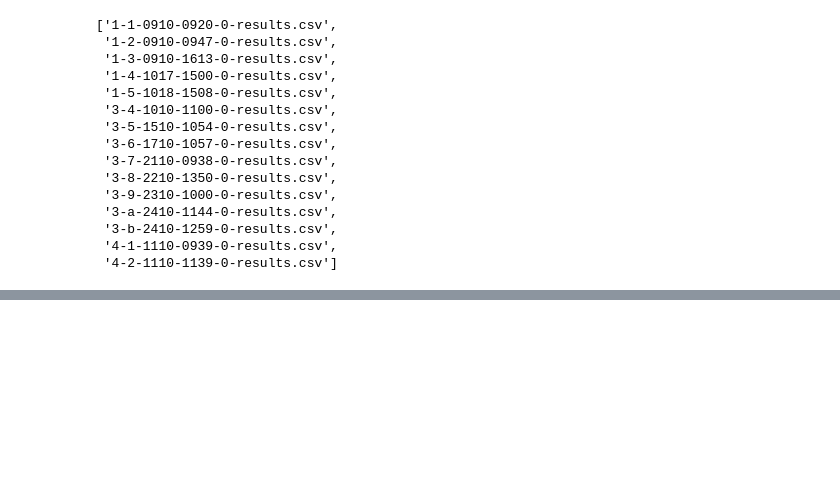
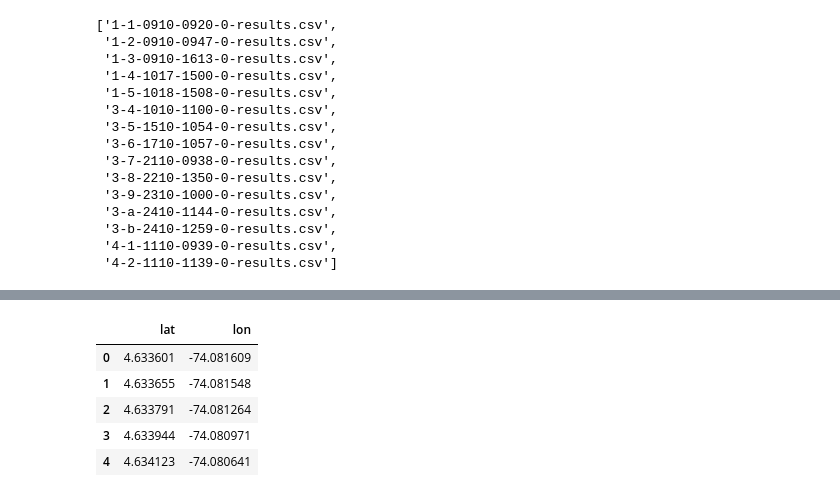
Before and after one commit to Juanchobanano/NoiseProject, a Jupyter notebook: 2. Análisis de Datos..ipynb, the cells around one changed output, grey strips where cells are left out. Drawn from its saved outputs; the diff is of its cells as text; code cells hidden in the pictures; blank space fills up the shorter version.

```diff
--- a/2. Análisis de Datos..ipynb
+++ b/2. Análisis de Datos..ipynb
@@ -96,0 +132,15 @@ ValueError: Expected two (lat, lon) values for location, instead got: [4.6372083
+# %%
+pathFile =  "./coordenadas.csv"
+# %%
+df = pd.read_csv(pathFile, delimiter = ";", decimal = ",", float_precision='high')
+df.columns = "registro lat lon".split()
+df = df[["lat", "lon"]]
+df.dropna(inplace = True)
+df.head()
+# %% [output]
+|  | lat | lon |
+| 0 | 4.633601 | -74.081609 |
+| 1 | 4.633655 | -74.081548 |
+| 2 | 4.633791 | -74.081264 |
+| 3 | 4.633944 | -74.080971 |
+| 4 | 4.634123 | -74.080641 |
```
Also changed, not shown: parts of 6 cells of this notebook, 13 other files.
